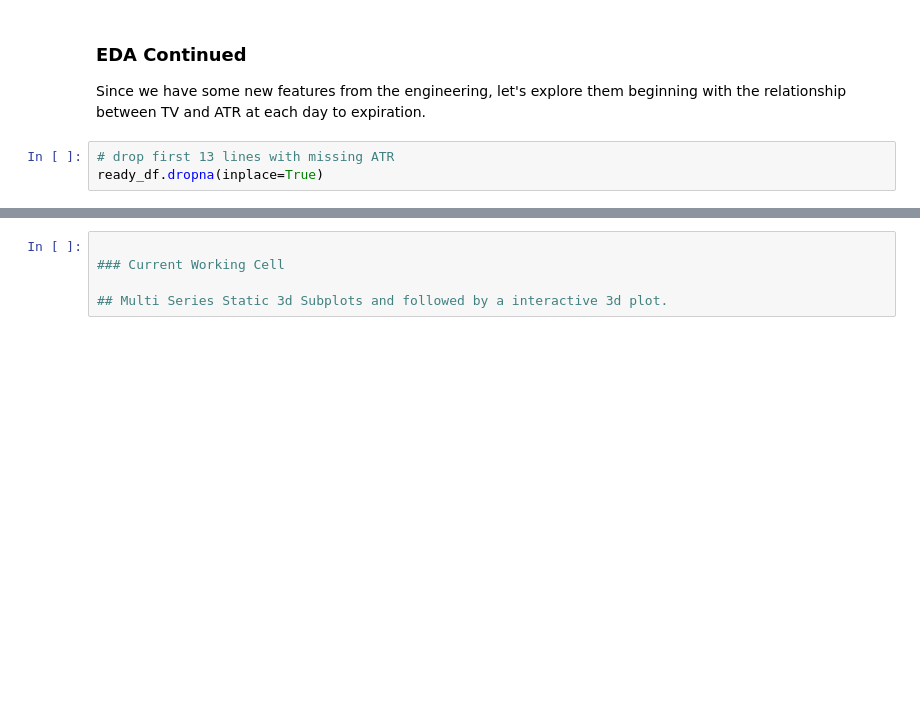
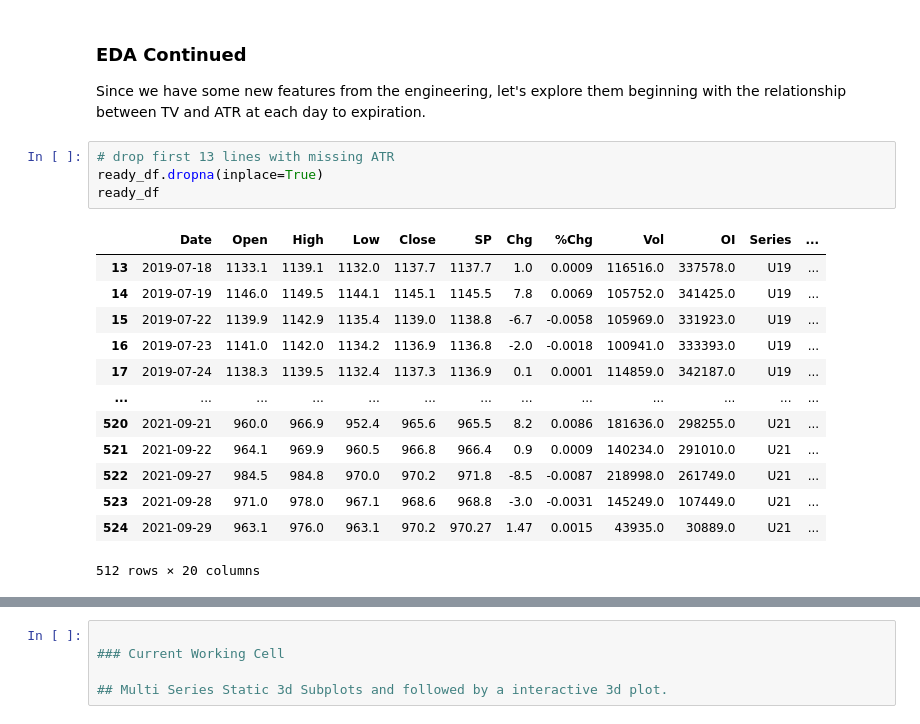
Before and after one commit to soi130/options_analysis, a Jupyter notebook: options_analytics.ipynb, the cells around one changed output, grey strips where cells are left out. Drawn from its saved outputs; the diff is of its cells as text; blank space fills up the shorter version.

```diff
--- a/options_analytics.ipynb
+++ b/options_analytics.ipynb
@@ -525,3 +528,18 @@ Since we have some new features from the engineering, let's explore them beginni
 # %%
 # drop first 13 lines with missing ATR
 ready_df.dropna(inplace=True)
+ready_df
+# %% [output]
+|  | Date | Open | High | Low | Close | SP | Chg | %Chg | Vol | OI | Series | ... |
+| 13 | 2019-07-18 | 1133.1 | 1139.1 | 1132.0 | 1137.7 | 1137.7 | 1.0 | 0.0009 | 116516.0 | 337578.0 | U19 | ... |
+| 14 | 2019-07-19 | 1146.0 | 1149.5 | 1144.1 | 1145.1 | 1145.5 | 7.8 | 0.0069 | 105752.0 | 341425.0 | U19 | ... |
+| 15 | 2019-07-22 | 1139.9 | 1142.9 | 1135.4 | 1139.0 | 1138.8 | -6.7 | -0.0058 | 105969.0 | 331923.0 | U19 | ... |
+| 16 | 2019-07-23 | 1141.0 | 1142.0 | 1134.2 | 1136.9 | 1136.8 | -2.0 | -0.0018 | 100941.0 | 333393.0 | U19 | ... |
+| 17 | 2019-07-24 | 1138.3 | 1139.5 | 1132.4 | 1137.3 | 1136.9 | 0.1 | 0.0001 | 114859.0 | 342187.0 | U19 | ... |
+| ... | ... | ... | ... | ... | ... | ... | ... | ... | ... | ... | ... | ... |
+| 520 | 2021-09-21 | 960.0 | 966.9 | 952.4 | 965.6 | 965.5 | 8.2 | 0.0086 | 181636.0 | 298255.0 | U21 | ... |
+| 521 | 2021-09-22 | 964.1 | 969.9 | 960.5 | 966.8 | 966.4 | 0.9 | 0.0009 | 140234.0 | 291010.0 | U21 | ... |
+| 522 | 2021-09-27 | 984.5 | 984.8 | 970.0 | 970.2 | 971.8 | -8.5 | -0.0087 | 218998.0 | 261749.0 | U21 | ... |
+| 523 | 2021-09-28 | 971.0 | 978.0 | 967.1 | 968.6 | 968.8 | -3.0 | -0.0031 | 145249.0 | 107449.0 | U21 | ... |
+| 524 | 2021-09-29 | 963.1 | 976.0 | 963.1 | 970.2 | 970.27 | 1.47 | 0.0015 | 43935.0 | 30889.0 | U21 | ... |
+512 rows × 20 columns
```
Also changed, not shown: parts of 13 cells of this notebook.
